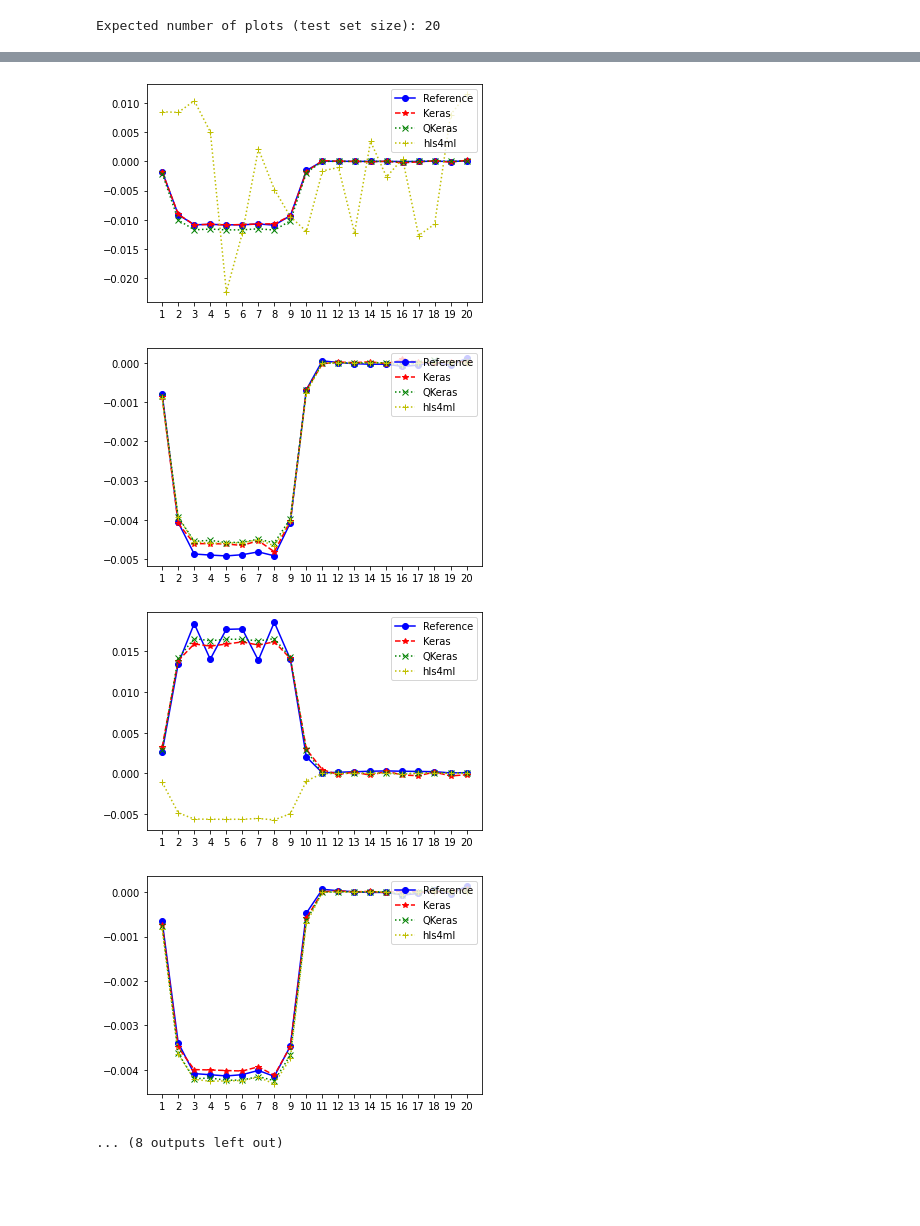
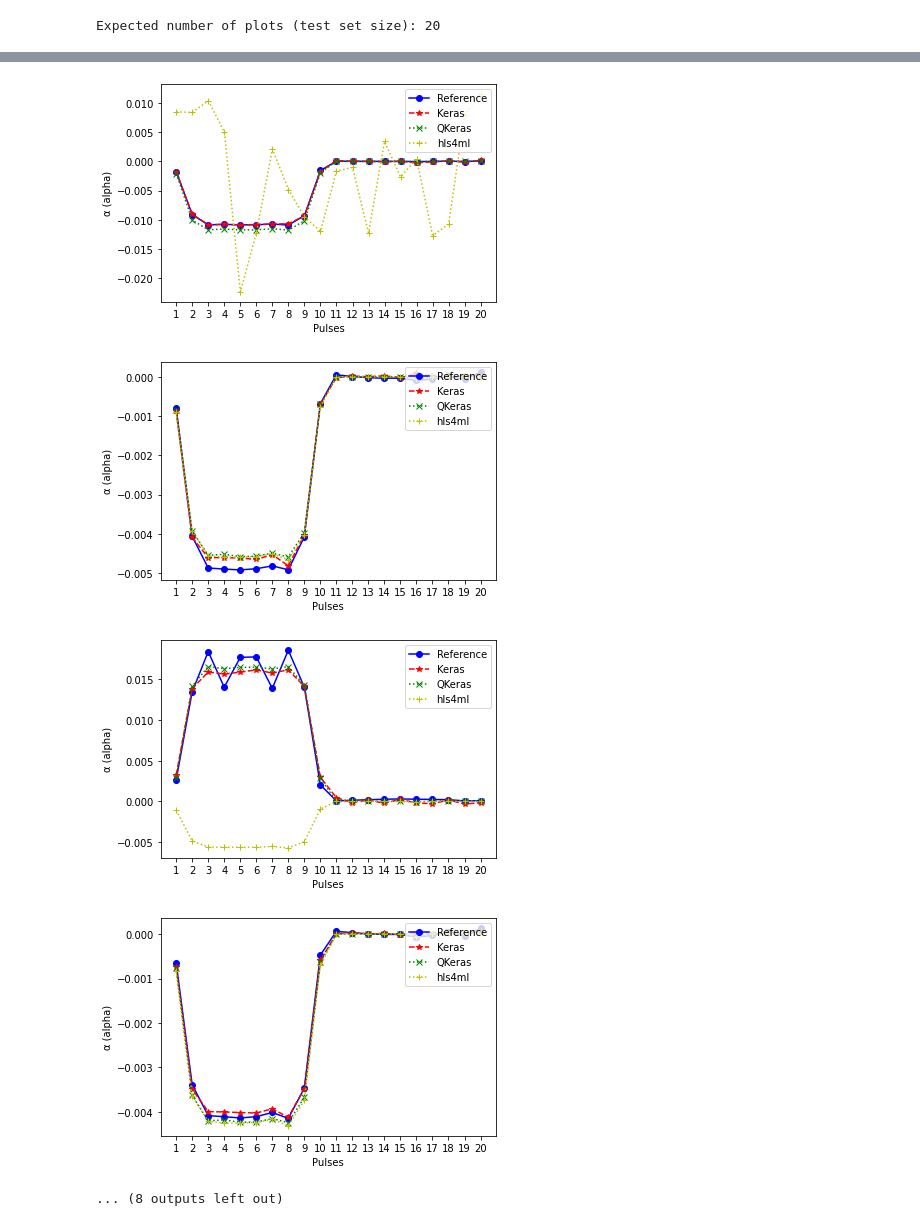
Before and after one commit to fastmachinelearning/ml4quantum-release, a Jupyter notebook: src/appendix.ipynb, the cells around one changed output, grey strips where cells are left out. Cells and saved outputs as stored; diff of their text form; code cells hidden in the pictures; blank space fills up the shorter version.

```diff
--- a/src/appendix.ipynb
+++ b/src/appendix.ipynb
@@ -1340,5 +1345,7 @@ for i in range(len(Y_test)):
     plt.plot(x, Y_hls4ml[i], marker='+', linestyle=':', color='y')
     plt.xticks(x, x)
     plt.legend(['Reference', 'Keras', 'QKeras','hls4ml'], loc='upper right')
+    plt.ylabel('α (alpha)')
+    plt.xlabel('Pulses')
     plt.show()
 # %% [output]
@@ -1353,5 +1360,5 @@ for i in range(len(Y_test)):
-[figure, old version]
+[figure, new version]
-[figure, old version]
+[figure, new version]
-[figure, old version]
+[figure, new version]
-[figure, old version]
+[figure, new version]
 ... (8 outputs left out)
```
Also changed, not shown: parts of 6 cells of this notebook.
